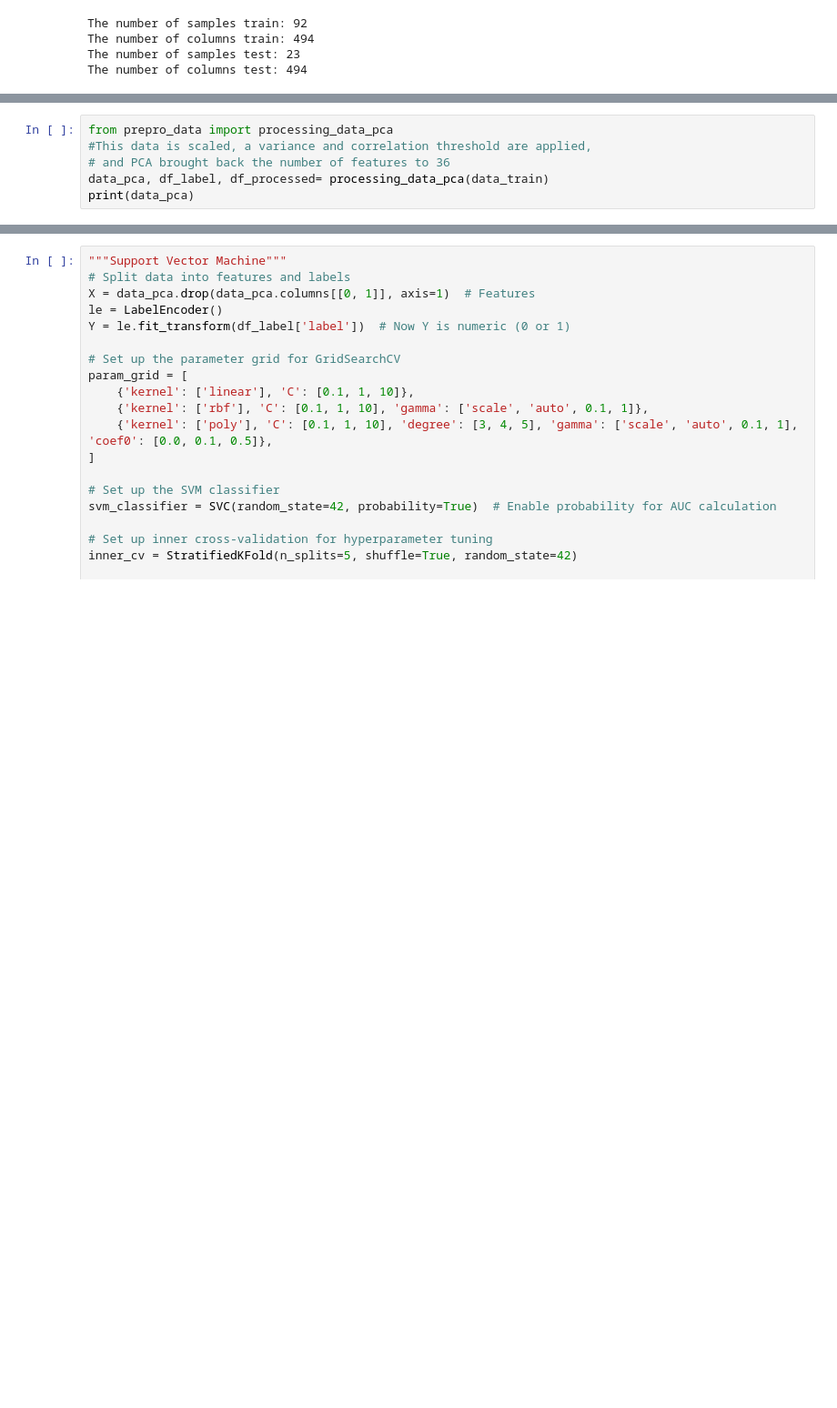
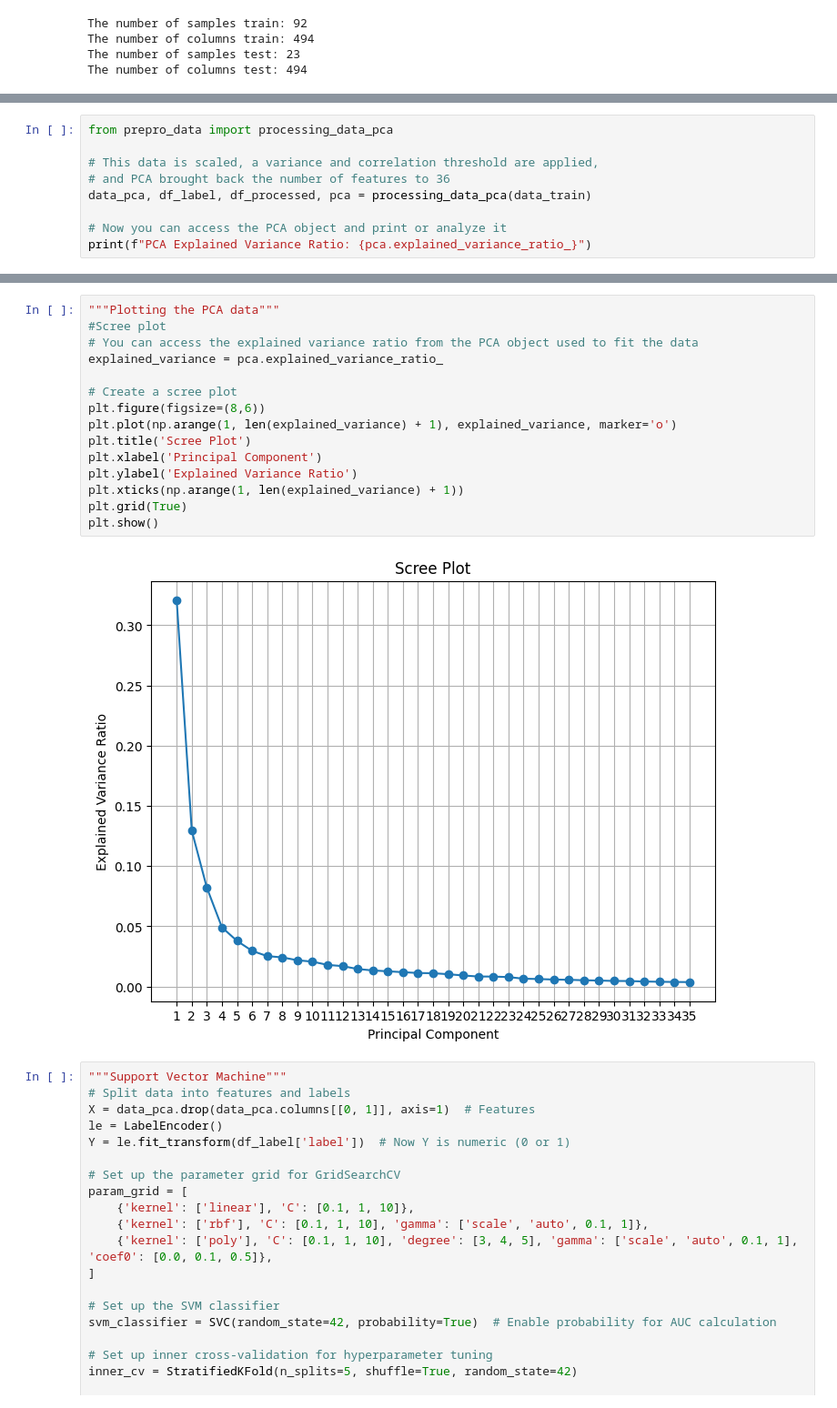
Before and after one commit to koolsterre/TM10007_ML_Project_group_9, a Jupyter notebook: assignment.ipynb, the cells around one changed output, grey strips where cells are left out. Shown at 91% size. Cells and saved outputs as stored; diff of their text form; blank space fills up the shorter version.

Commit message:
Added extraction of pca object to create scree plot

```diff
--- a/assignment.ipynb
+++ b/assignment.ipynb
@@ -107,7 +105,10 @@ Lipo-017_0 -0.578914 -0.104158
 # %%
 from prepro_data import processing_data_pca
-#This data is scaled, a variance and correlation threshold are applied,
+
+# This data is scaled, a variance and correlation threshold are applied,
 # and PCA brought back the number of features to 36
-data_pca, df_label, df_processed= processing_data_pca(data_train)
-print(data_pca)
+data_pca, df_label, df_processed, pca = processing_data_pca(data_train)
+
+# Now you can access the PCA object and print or analyze it
+print(f"PCA Explained Variance Ratio: {pca.explained_variance_ratio_}")
 # %% [output]
@@ -155,3 +152,20 @@ Lipo-017_0  0.598724 -0.619107
+# %%
+"""Plotting the PCA data"""
+#Scree plot
+# You can access the explained variance ratio from the PCA object used to fit the data
+explained_variance = pca.explained_variance_ratio_
+
+# Create a scree plot
+plt.figure(figsize=(8,6))
+plt.plot(np.arange(1, len(explained_variance) + 1), explained_variance, marker='o')
+plt.title('Scree Plot')
+plt.xlabel('Principal Component')
+plt.ylabel('Explained Variance Ratio')
+plt.xticks(np.arange(1, len(explained_variance) + 1))
+plt.grid(True)
+plt.show()
+# %% [output]
+[figure, added]
 # %%
 """Support Vector Machine"""
 # Split data into features and labels
```
Also changed, not shown: parts of 4 cells of this notebook, 1 other file.
